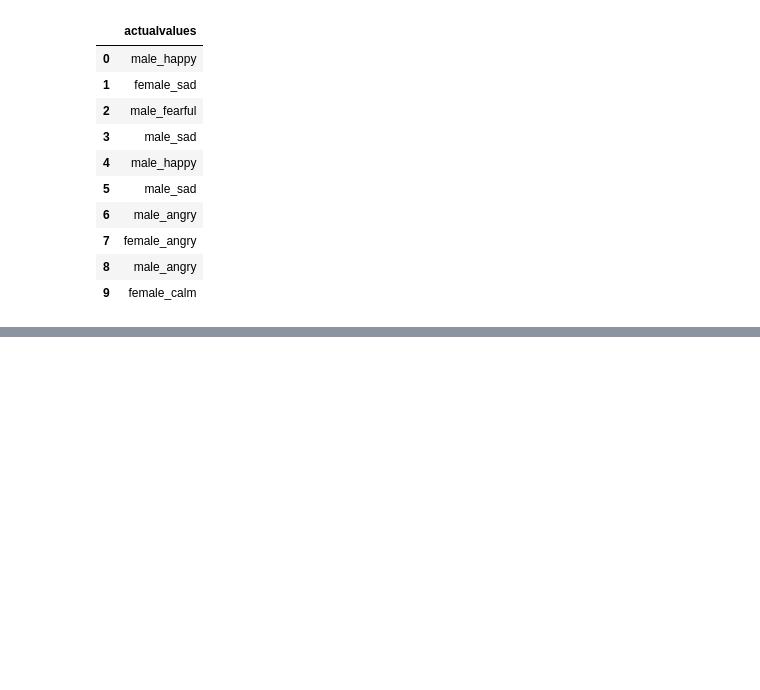
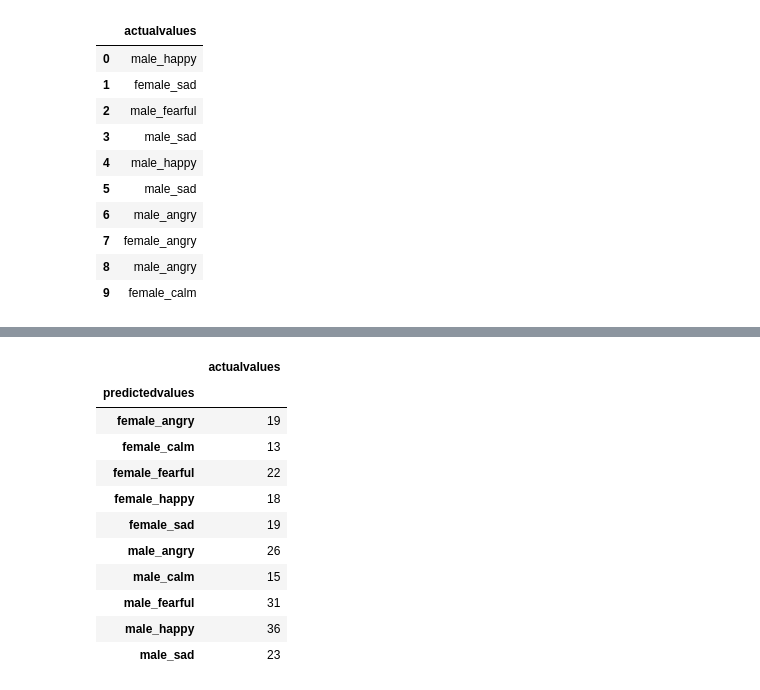
Before and after one commit to RadhiMalhotra98/CS584-Machine-Learning-Project, a Jupyter notebook: TRAINING_MODULE.ipynb, the cells around one changed output, grey strips where cells are left out. Saved outputs shown, nothing was run; the diff lists cells and outputs as text; code cells hidden in the pictures; blank space fills up the shorter version.

```diff
--- a/TRAINING_MODULE.ipynb
+++ b/TRAINING_MODULE.ipynb
@@ -559,0 +597,15 @@ finaldf = actualdf.join(preddf)
+# %%
+finaldf.groupby('predictedvalues').count()
+# %% [output]
+|  | actualvalues |
+| predictedvalues |  |
+| female_angry | 19 |
+| female_calm | 13 |
+| female_fearful | 22 |
+| female_happy | 18 |
+| female_sad | 19 |
+| male_angry | 26 |
+| male_calm | 15 |
+| male_fearful | 31 |
+| male_happy | 36 |
+| male_sad | 23 |
```
Also changed, not shown: parts of 4 cells of this notebook.
